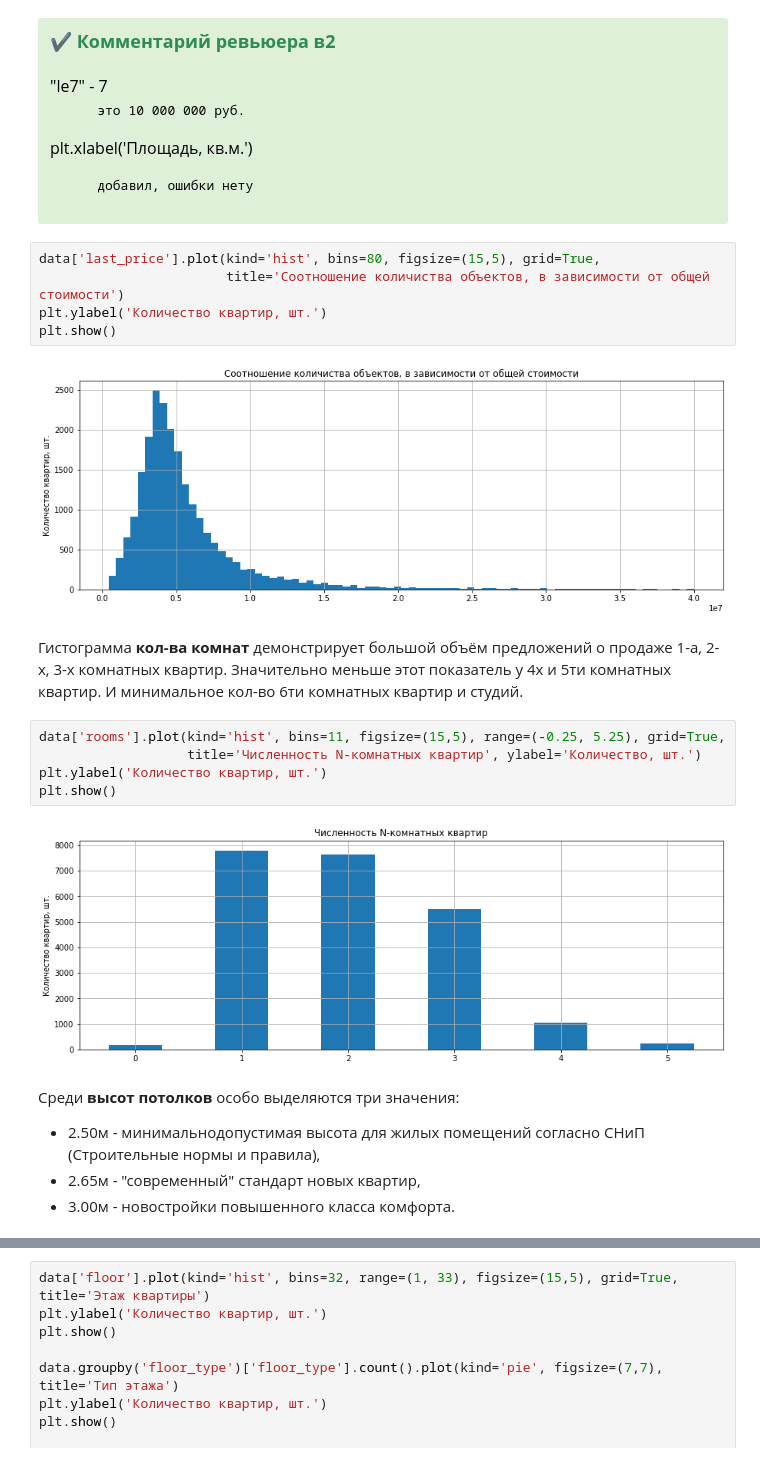
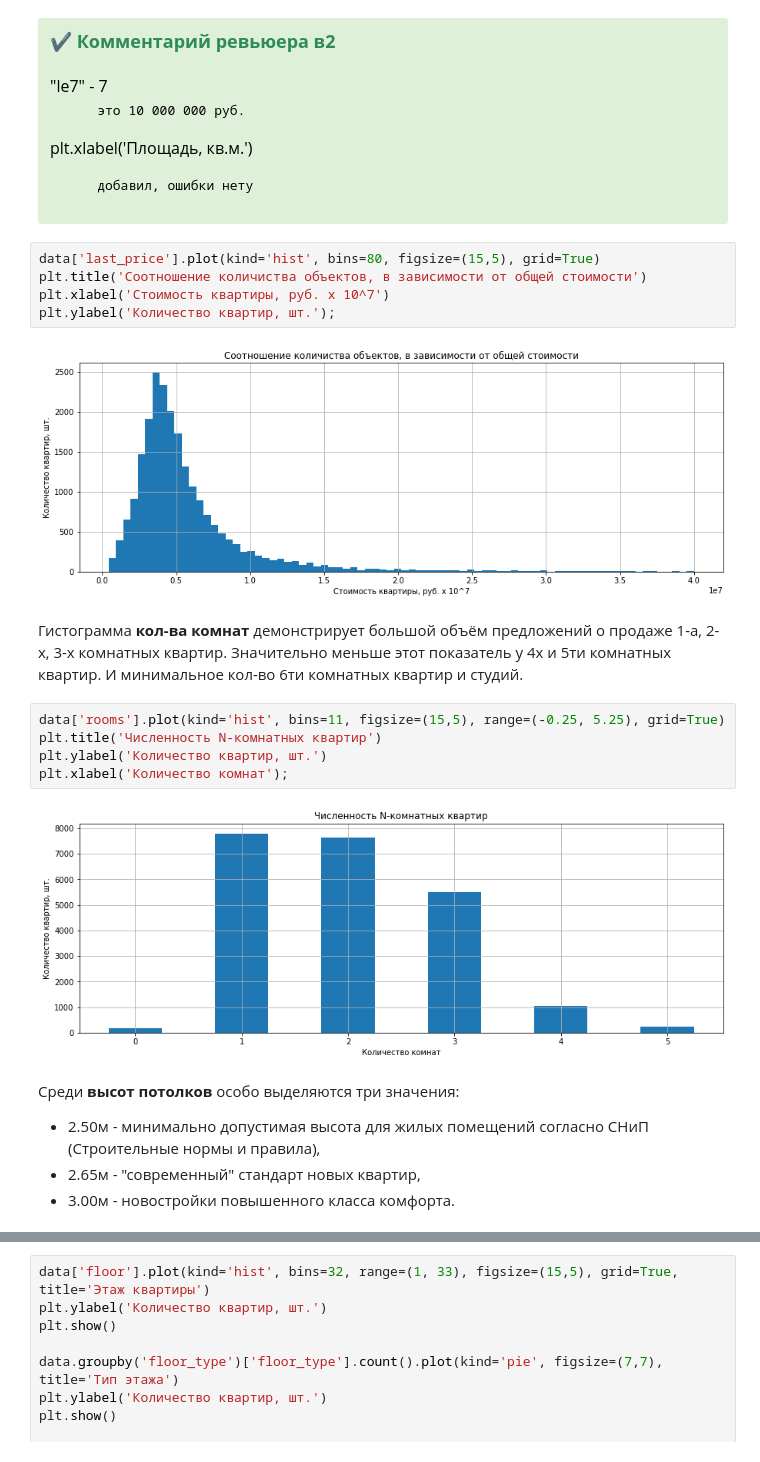
Before and after one commit to Danspers/3.EDA-apartments-sales, a Jupyter notebook: EDA-apartments-sales.ipynb, the cells around one changed output, grey strips where cells are left out. Cells and saved outputs as stored; diff of their text form.

```diff
--- a/EDA-apartments-sales.ipynb
+++ b/EDA-apartments-sales.ipynb
@@ -1020,24 +488,24 @@ plt.xlabel('Площадь, кв.м.')
 
         добавил, ошибки нету
 # %%
-data['last_price'].plot(kind='hist', bins=80, figsize=(15,5), grid=True,
-                        title='Соотношение количиства объектов, в зависимости от общей стоимости')
-plt.ylabel('Количество квартир, шт.')
-plt.show()
+data['last_price'].plot(kind='hist', bins=80, figsize=(15,5), grid=True)
+plt.title('Соотношение количиства объектов, в зависимости от общей стоимости')
+plt.xlabel('Стоимость квартиры, руб. х 10^7')
+plt.ylabel('Количество квартир, шт.');
 # %% [output]
-[figure, old version]
+[figure, new version]
 # %% [markdown]
 Гистограмма **кол-ва комнат** демонстрирует большой объём предложений о продаже 1-а, 2-х, 3-х комнатных квартир. Значительно меньше этот показатель у 4х и 5ти комнатных квартир. И минимальное кол-во 6ти комнатных квартир и студий.
 # %%
-data['rooms'].plot(kind='hist', bins=11, figsize=(15,5), range=(-0.25, 5.25), grid=True,
-                   title='Численность N-комнатных квартир', ylabel='Количество, шт.')
+data['rooms'].plot(kind='hist', bins=11, figsize=(15,5), range=(-0.25, 5.25), grid=True)
+plt.title('Численность N-комнатных квартир')
 plt.ylabel('Количество квартир, шт.')
-plt.show()
+plt.xlabel('Количество комнат');
 # %% [output]
-[figure, old version]
+[figure, new version]
 # %% [markdown]
 Среди **высот потолков** особо выделяются три значения:
-- 2.50м - минимальнодопустимая высота для жилых помещений согласно СНиП (Строительные нормы и правила),
+- 2.50м - минимально допустимая высота для жилых помещений согласно СНиП (Строительные нормы и правила),
 - 2.65м - "современный" стандарт новых квартир,
 - 3.00м - новостройки повышенного класса комфорта.
 # %%
```
Also changed, not shown: parts of 193 cells of this notebook, 1 other file.
